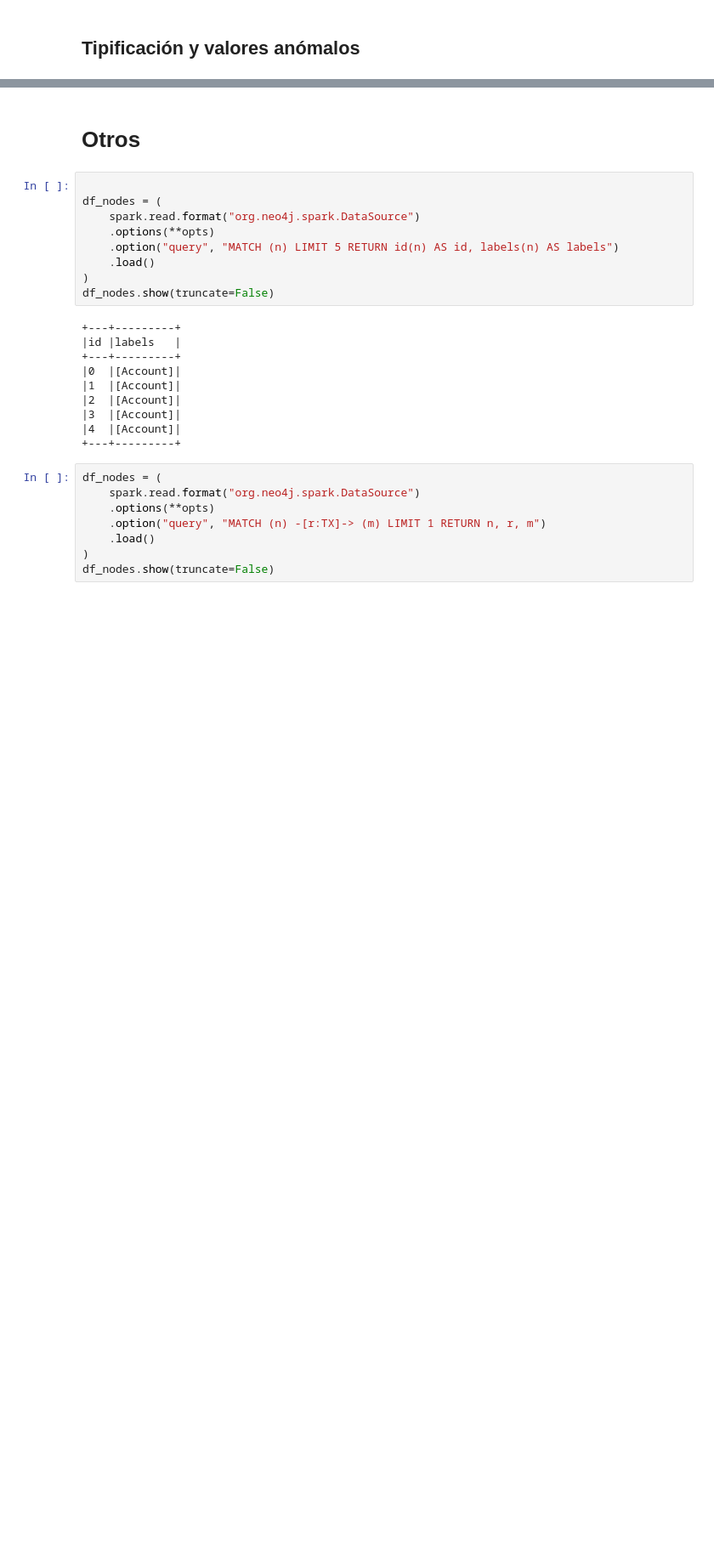
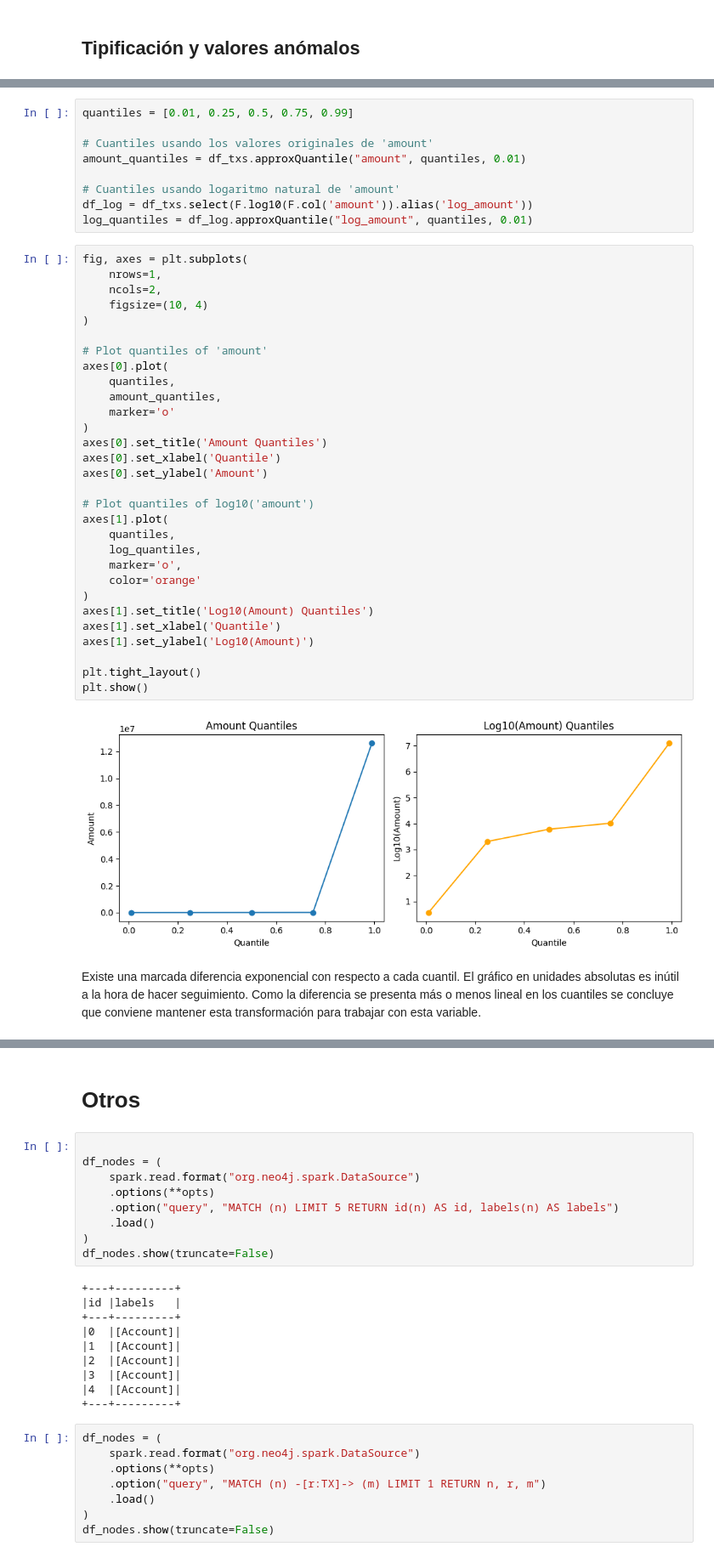
Before and after one commit to IngElecPuc/KaggleChallenges, a Jupyter notebook: Anti Money Laundering Transaction Data/EDA Tabular.ipynb, the cells around one changed output, grey strips where cells are left out. Shown: that part at 85% size. Drawn from its saved outputs; the diff is of its cells as text; blank space fills up the shorter version.

```diff
--- a/Anti Money Laundering Transaction Data/EDA Tabular.ipynb
+++ b/Anti Money Laundering Transaction Data/EDA Tabular.ipynb
@@ -292,0 +384,43 @@ df_acc
+# %%
+quantiles = [0.01, 0.25, 0.5, 0.75, 0.99]
+
+# Cuantiles usando los valores originales de 'amount'
+amount_quantiles = df_txs.approxQuantile("amount", quantiles, 0.01)
+
+# Cuantiles usando logaritmo natural de 'amount'
+df_log = df_txs.select(F.log10(F.col('amount')).alias('log_amount'))
+log_quantiles = df_log.approxQuantile("log_amount", quantiles, 0.01)
+# %%
+fig, axes = plt.subplots(
+    nrows=1,
+    ncols=2,
+    figsize=(10, 4)
+)
+
+# Plot quantiles of 'amount'
+axes[0].plot(
+    quantiles,
+    amount_quantiles,
+    marker='o'
+)
+axes[0].set_title('Amount Quantiles')
+axes[0].set_xlabel('Quantile')
+axes[0].set_ylabel('Amount')
+
+# Plot quantiles of log10('amount')
+axes[1].plot(
+    quantiles,
+    log_quantiles,
+    marker='o',
+    color='orange'
+)
+axes[1].set_title('Log10(Amount) Quantiles')
+axes[1].set_xlabel('Quantile')
+axes[1].set_ylabel('Log10(Amount)')
+
+plt.tight_layout()
+plt.show()
+# %% [output]
+[figure, added]
+# %% [markdown]
+Existe una marcada diferencia exponencial con respecto a cada cuantil. El gráfico en unidades absolutas es inútil a la hora de hacer seguimiento. Como la diferencia se presenta más o menos lineal en los cuantiles se concluye que conviene mantener esta transformación para trabajar con esta variable.
```
Also changed, not shown: parts of 21 cells of this notebook, 2 other files.
